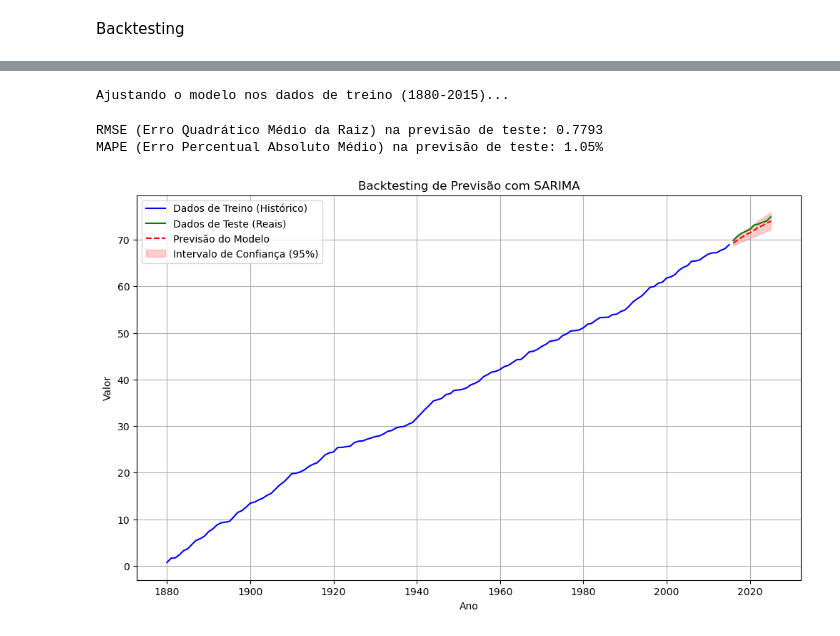
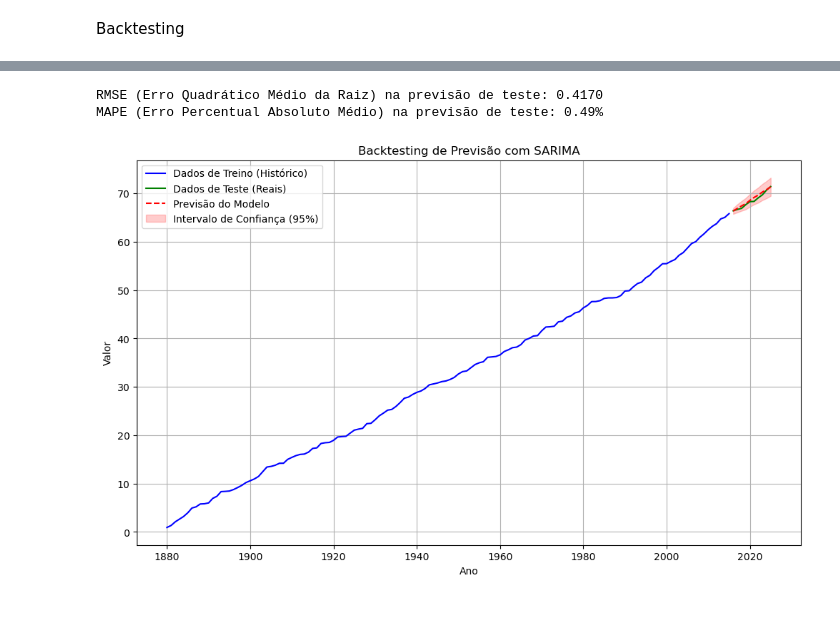
Before and after one commit to Joloupo/Global-Temperature-Evolution, a Jupyter notebook: Global Temperature Evolution - ARIMA and SARIMA.ipynb, the cells around one changed output, grey strips where cells are left out. Cells and saved outputs as stored; diff of their text form; code cells hidden in the pictures.

```diff
--- a/Global Temperature Evolution - ARIMA and SARIMA.ipynb
+++ b/Global Temperature Evolution - ARIMA and SARIMA.ipynb
@@ -496,19 +477,5 @@ MAPE (Erro Percentual Absoluto Médio) na previsão de teste: 0.33%
 # %%
-# 1. Preparar os dados de exemplo (vamos usar mais dados para o backtesting)
-# Série temporal de 1880 a 2025 (146 pontos)
-index = pd.to_datetime(range(1880, 2026), format='%Y')
-time_series = pd.Series(np.random.rand(len(index)).cumsum(), index=index)
-
-# 2. Dividir os dados em conjuntos de treino e teste
-# O treino vai até ao ano 2015 (os 136 primeiros pontos)
-# O teste vai de 2016 a 2025 (os últimos 10 pontos)
-train_data = time_series.loc[:'2015']
-test_data = time_series.loc['2016':]
-
-# --- CORREÇÃO: TREINAR O MODELO APENAS NOS DADOS DE TREINO ---
-print("Ajustando o modelo nos dados de treino (1880-2015)...")
 model_sarima = sm.tsa.SARIMAX(
-    # Use 'train_data' para treinar
     train_data,
     order=(3, 1, 1),
     seasonal_order=(1, 0, 2, 10),
@@ -517,47 +484,44 @@ model_sarima = sm.tsa.SARIMAX(
 )
 model_fit = model_sarima.fit()
 
-# 3. Fazer a previsão para o período de teste
-# A previsão vai começar no final do treino (2015) e ir por 'forecast_steps' (10 anos)
+# Forecasting for the test period
+# Number of forecast steps is the size of the test data
 forecast_steps = len(test_data)
 forecast_object = model_fit.get_forecast(steps=forecast_steps)
 
-# Obter a série de previsão e os intervalos de confiança
+# Obtain the forecast series and the confidence intervals
 forecast_values = forecast_object.predicted_mean
 confidence_intervals = forecast_object.conf_int()
 
-# 4. Avaliar a previsão comparando com os dados de teste
-# O índice da previsão agora corresponde ao índice dos dados de teste
+# Evaluate the forecast comparing to the test data
+# Calculate RMSE (Root Mean Squared Error)
 rmse = np.sqrt(mean_squared_error(test_data, forecast_values))
 print(f"\nRMSE (Erro Quadrático Médio da Raiz) na previsão de teste: {rmse:.4f}")
-
+# Calculate MAPE (Mean Absolute Percentage Error)
 mape = np.mean(np.abs(forecast_values - test_data)/np.abs(test_data)) * 100
 print(f"MAPE (Erro Percentual Absoluto Médio) na previsão de teste: {mape:.2f}%")
 
-# 5. Plotar os resultados para visualizar o backtesting
 plt.figure(figsize=(12, 7))
 plt.plot(train_data, label='Dados de Treino (Histórico)', color='blue')
 plt.plot(test_data, label='Dados de Teste (Reais)', color='green')
-# As previsões já têm o índice correto para o período de teste
 plt.plot(forecast_values, label='Previsão do Modelo', color='red', linestyle='--')
 
 plt.fill_between(
     confidence_intervals.index,
     confidence_intervals['lower y'],
     confidence_intervals['upper y'],
     color='red',
     alpha=0.2,
     label='Intervalo de Confiança (95%)'
 )
 
 plt.title('Backtesting de Previsão com SARIMA')
 plt.xlabel('Ano')
 plt.ylabel('Valor')
 plt.legend()
 plt.grid(True)
 plt.show()
 # %% [output]
-Ajustando o modelo nos dados de treino (1880-2015)...
+RMSE (Erro Quadrático Médio da Raiz) na previsão de teste: 0.4170
+MAPE (Erro Percentual Absoluto Médio) na previsão de teste: 0.49%
-RMSE (Erro Quadrático Médio da Raiz) na previsão de teste: 0.7793
-MAPE (Erro Percentual Absoluto Médio) na previsão de teste: 1.05%
-[figure, old version]
+[figure, new version]
```
Also changed, not shown: parts of 17 cells of this notebook.
